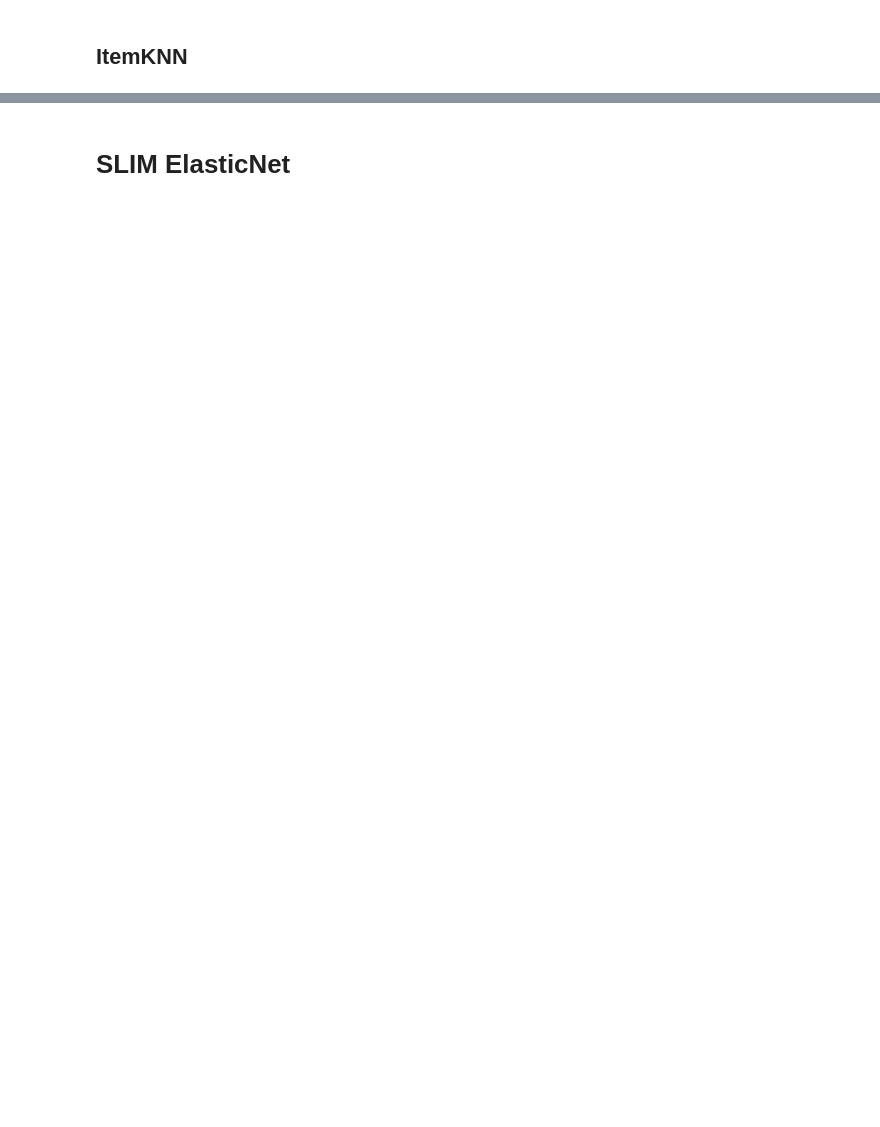
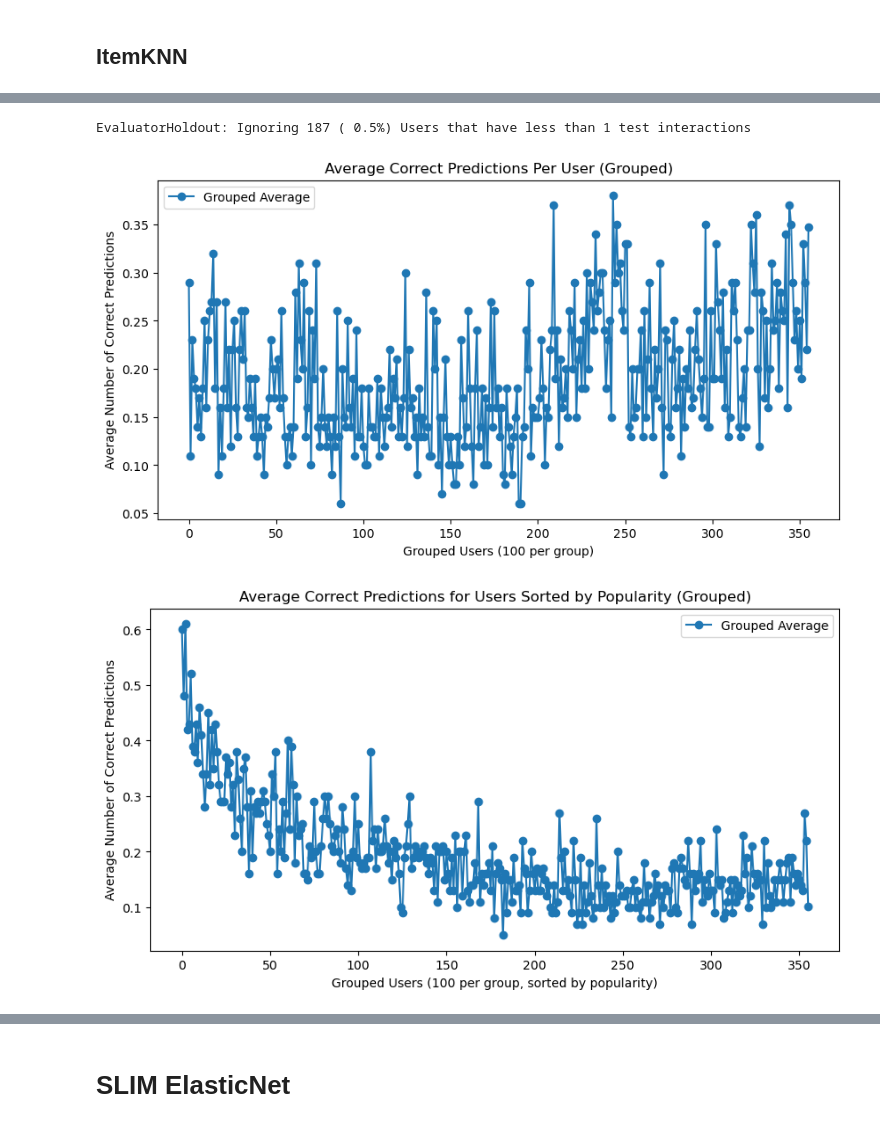
Before and after one commit to tomaz-suller/recsys, a Jupyter notebook: GabsNotebook.ipynb, the cells around one changed output, grey strips where cells are left out. Saved outputs shown, nothing was run; the diff lists cells and outputs as text; code cells hidden in the pictures; blank space fills up the shorter version.

```diff
--- a/GabsNotebook.ipynb
+++ b/GabsNotebook.ipynb
@@ -621,7 +947,7 @@ knn_cf = ItemKNNCFRecommender(urm_train)
 knn_cf.fit(
     topK=100,
     shrink=100,
-    similarity="asymmetric",  # Use asymmetric similarity
+    similarity="cosine",  # Use asymmetric similarity
     normalize=True,
     feature_weighting="BM25", # or "TF-IDF" or "none"
     asymmetric_alpha =0.3
@@ -643,0 +971,9 @@ CUTOFF: 10 - PRECISION: 0.0796378, PRECISION_RECALL_MIN_DEN: 0.1209898, RECALL:
+# %%
+evaluator = EnhancedEvaluator(urm_validation, cutoff_list=[10])
+evaluator.plot_correct_predictions_per_user(knn_cf, group_size=100)
+evaluator.plot_users_sorted_by_popularity(knn_cf, urm_train, group_size=100)
+evaluator.plot_users_sorted_by_icm_links(knn_cf, icm_matrix, group_size=100)
+# %% [output]
+EvaluatorHoldout: Ignoring 187 ( 0.5%) Users that have less than 1 test interactions
+[figure, added]
+[figure, added]
```
Also changed, not shown: parts of 103 cells of this notebook.
